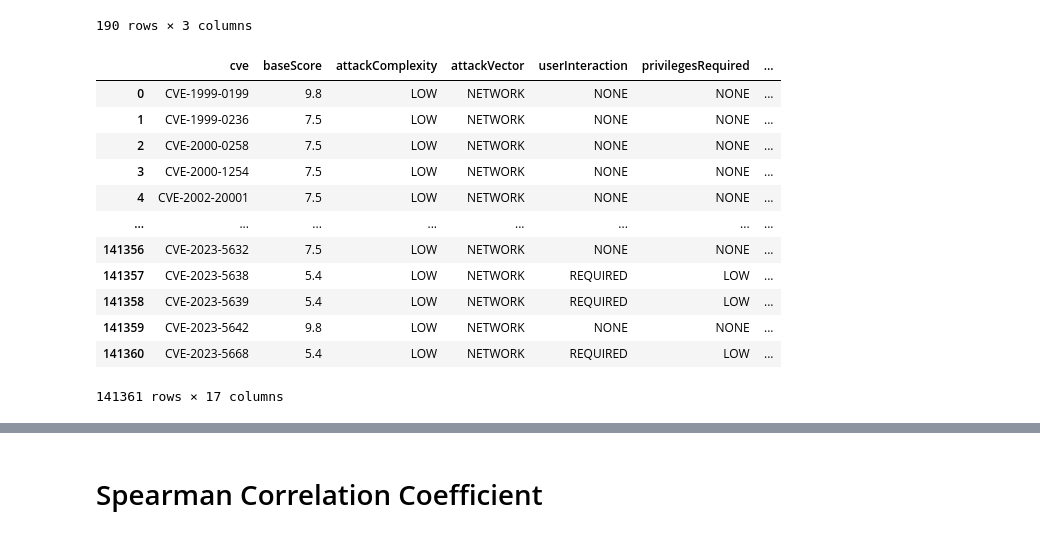
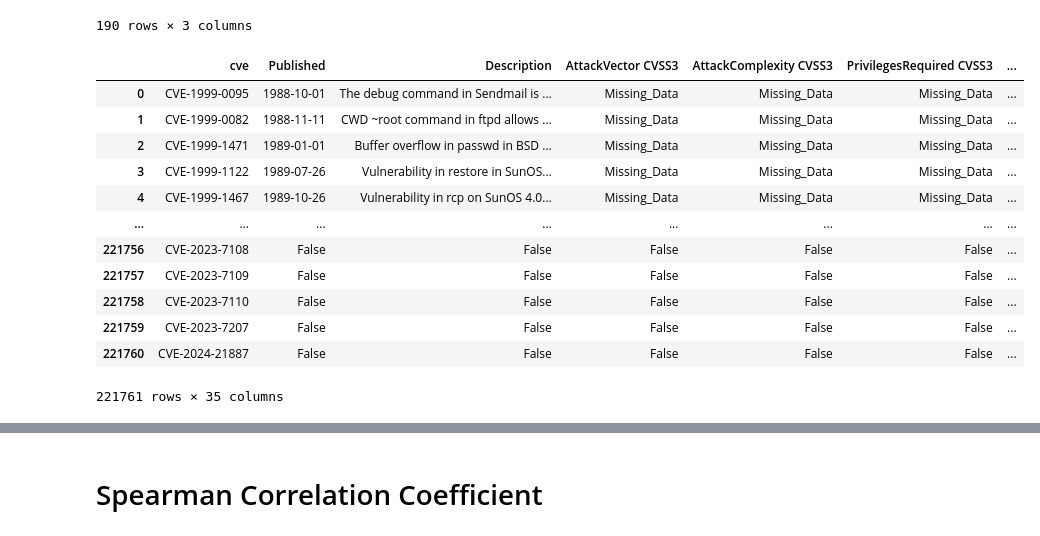
Before and after one commit to RiskBasedPrioritization/RiskBasedPrioritizationAnalysis, a Jupyter notebook: analysis/qualys.ipynb, the cells around one changed output, grey strips where cells are left out. Drawn from its saved outputs; the diff is of its cells as text; code cells hidden in the pictures.

```diff
--- a/analysis/qualys.ipynb
+++ b/analysis/qualys.ipynb
@@ -24,22 +25,22 @@ df_qualys2022
 | 189 | CVE-2022-45359 | YITH WooCommerce Gift Cards Premi... | 95 |
 190 rows × 3 columns
 # %%
-df_enriched = pd.read_csv('../data_out/nvd_cves_v3_enriched.csv.gz', compression="gzip")
+df_enriched = pd.read_csv('../data_out/CVSSData_enriched.csv.gz', compression="gzip")
 df_enriched
 # %% [output]
-|  | cve | baseScore | attackComplexity | attackVector | userInteraction | privilegesRequired | ... |
-| 0 | CVE-1999-0199 | 9.8 | LOW | NETWORK | NONE | NONE | ... |
-| 1 | CVE-1999-0236 | 7.5 | LOW | NETWORK | NONE | NONE | ... |
-| 2 | CVE-2000-0258 | 7.5 | LOW | NETWORK | NONE | NONE | ... |
-| 3 | CVE-2000-1254 | 7.5 | LOW | NETWORK | NONE | NONE | ... |
-| 4 | CVE-2002-20001 | 7.5 | LOW | NETWORK | NONE | NONE | ... |
+|  | cve | Published | Description | AttackVector CVSS3 | AttackComplexity CVSS3 | PrivilegesRequired CVSS3 | ... |
+| 0 | CVE-1999-0095 | 1988-10-01 | The debug command in Sendmail is ... | Missing_Data | Missing_Data | Missing_Data | ... |
+| 1 | CVE-1999-0082 | 1988-11-11 | CWD ~root command in ftpd allows ... | Missing_Data | Missing_Data | Missing_Data | ... |
+| 2 | CVE-1999-1471 | 1989-01-01 | Buffer overflow in passwd in BSD ... | Missing_Data | Missing_Data | Missing_Data | ... |
+| 3 | CVE-1999-1122 | 1989-07-26 | Vulnerability in restore in SunOS... | Missing_Data | Missing_Data | Missing_Data | ... |
+| 4 | CVE-1999-1467 | 1989-10-26 | Vulnerability in rcp on SunOS 4.0... | Missing_Data | Missing_Data | Missing_Data | ... |
 | ... | ... | ... | ... | ... | ... | ... | ... |
-| 141356 | CVE-2023-5632 | 7.5 | LOW | NETWORK | NONE | NONE | ... |
-| 141357 | CVE-2023-5638 | 5.4 | LOW | NETWORK | REQUIRED | LOW | ... |
-| 141358 | CVE-2023-5639 | 5.4 | LOW | NETWORK | REQUIRED | LOW | ... |
-| 141359 | CVE-2023-5642 | 9.8 | LOW | NETWORK | NONE | NONE | ... |
-| 141360 | CVE-2023-5668 | 5.4 | LOW | NETWORK | REQUIRED | LOW | ... |
+| 221756 | CVE-2023-7108 | False | False | False | False | False | ... |
+| 221757 | CVE-2023-7109 | False | False | False | False | False | ... |
+| 221758 | CVE-2023-7110 | False | False | False | False | False | ... |
+| 221759 | CVE-2023-7207 | False | False | False | False | False | ... |
+| 221760 | CVE-2024-21887 | False | False | False | False | False | ... |
-141361 rows × 17 columns
+221761 rows × 35 columns
 # %%
 df_qualys2022 = pd.merge(df_qualys2022, df_enriched,  on='cve', how='left').fillna(False)
 df_qualys2022
```
Also changed, not shown: parts of 16 cells of this notebook, 40 other files.
